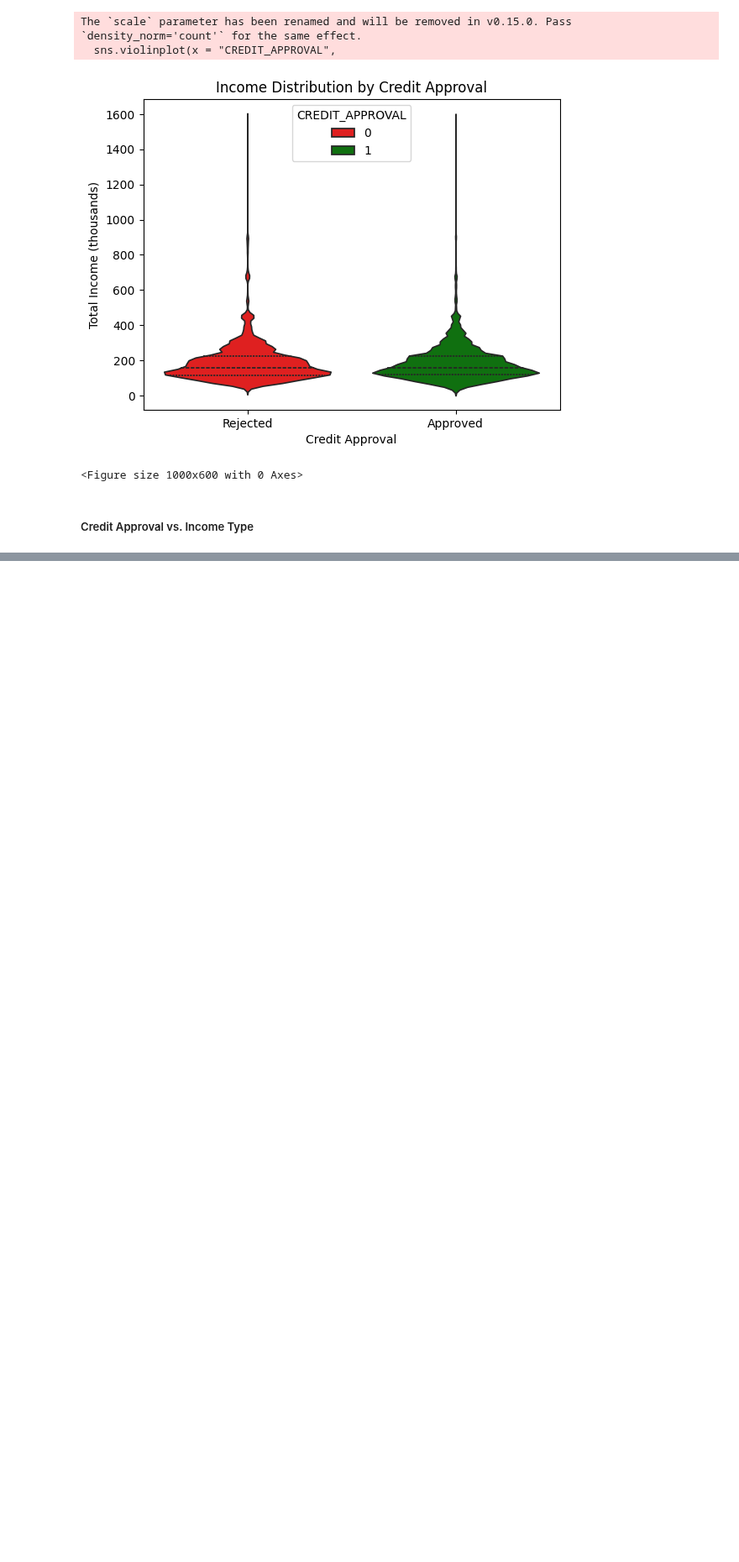
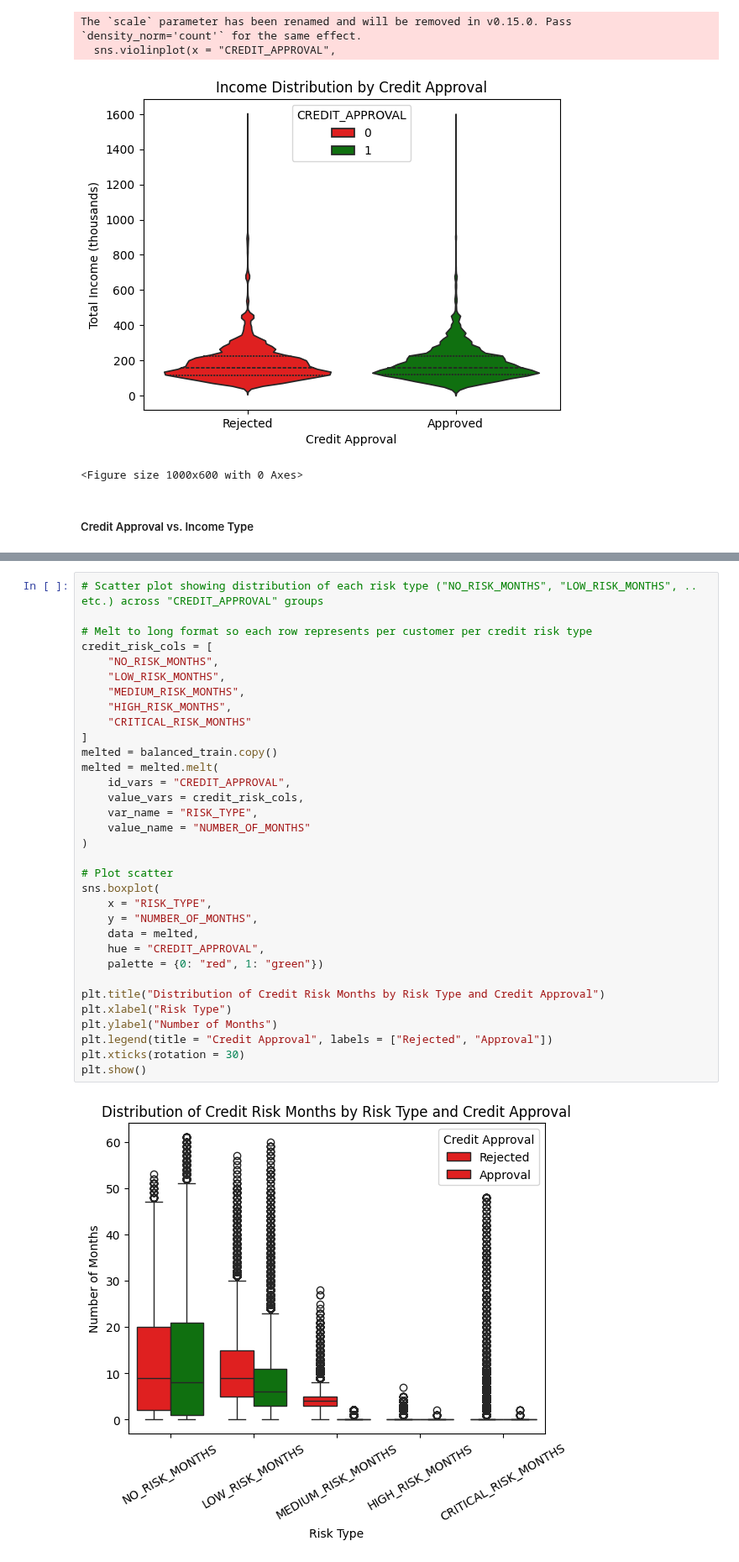
Before and after one commit to loowenwen/cs3244-project, a Jupyter notebook: src/data_processing_Vivian.ipynb, the cells around one changed output, grey strips where cells are left out. Shown at 84% size. Cells and saved outputs as stored; diff of their text form; blank space fills up the shorter version.

```diff
--- a/src/data_processing_Vivian.ipynb
+++ b/src/data_processing_Vivian.ipynb
@@ -255,0 +401,35 @@ The `scale` parameter has been renamed and will be removed in v0.15.0. Pass `den
+# %%
+# Scatter plot showing distribution of each risk type ("NO_RISK_MONTHS", "LOW_RISK_MONTHS", .. etc.) across "CREDIT_APPROVAL" groups
+
+# Melt to long format so each row represents per customer per credit risk type
+credit_risk_cols = [
+    "NO_RISK_MONTHS",
+    "LOW_RISK_MONTHS",
+    "MEDIUM_RISK_MONTHS",
+    "HIGH_RISK_MONTHS",
+    "CRITICAL_RISK_MONTHS"
+]
+melted = balanced_train.copy()
+melted = melted.melt(
+    id_vars = "CREDIT_APPROVAL",
+    value_vars = credit_risk_cols,
+    var_name = "RISK_TYPE",
+    value_name = "NUMBER_OF_MONTHS"
+)
+
+# Plot scatter
+sns.boxplot(
+    x = "RISK_TYPE",
+    y = "NUMBER_OF_MONTHS",
+    data = melted,
+    hue = "CREDIT_APPROVAL",
+    palette = {0: "red", 1: "green"})
+
+plt.title("Distribution of Credit Risk Months by Risk Type and Credit Approval")
+plt.xlabel("Risk Type")
+plt.ylabel("Number of Months")
+plt.legend(title = "Credit Approval", labels = ["Rejected", "Approval"])
+plt.xticks(rotation = 30)
+plt.show()
+# %% [output]
+[figure, added]
```
Also changed, not shown: parts of 13 cells of this notebook.
